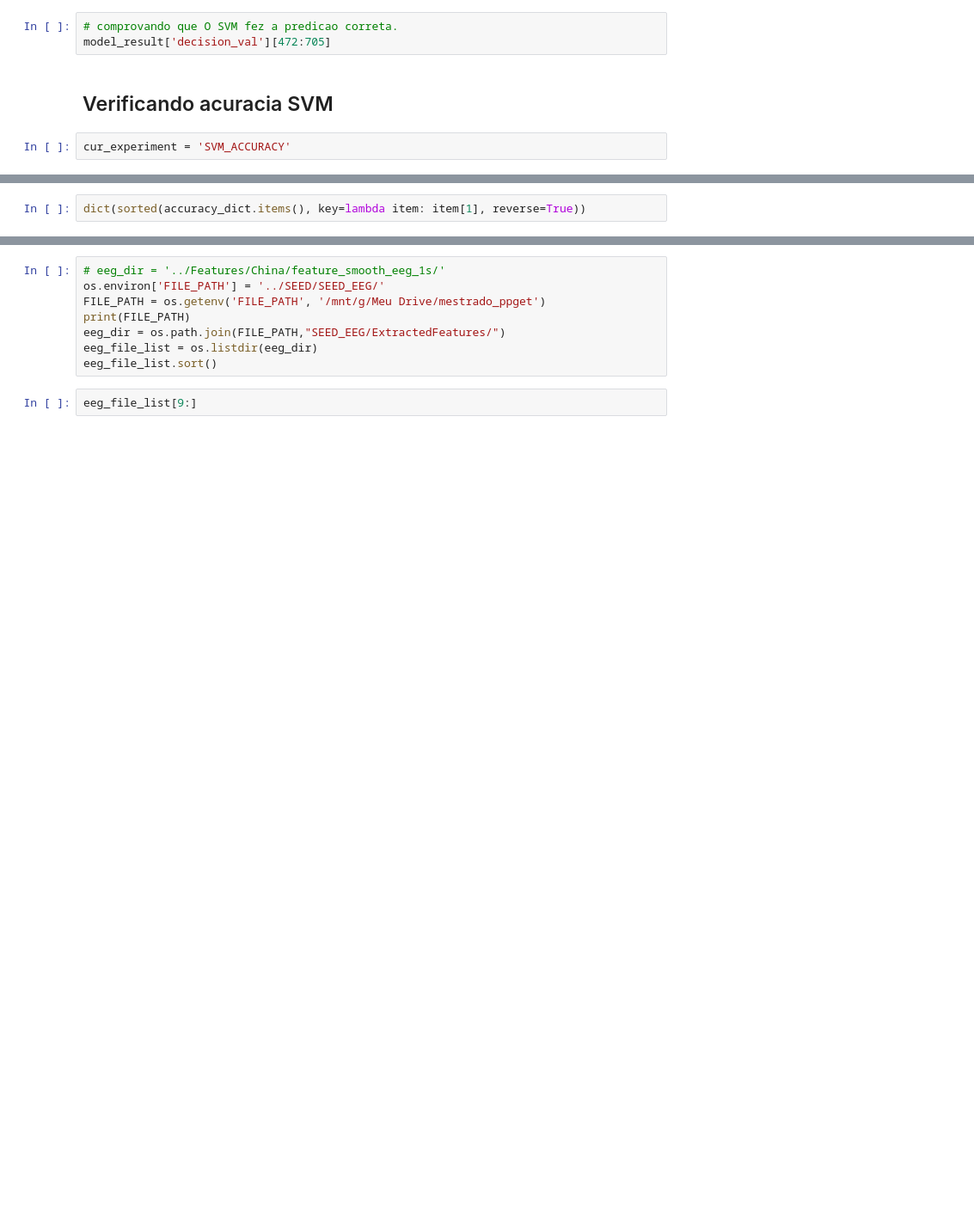
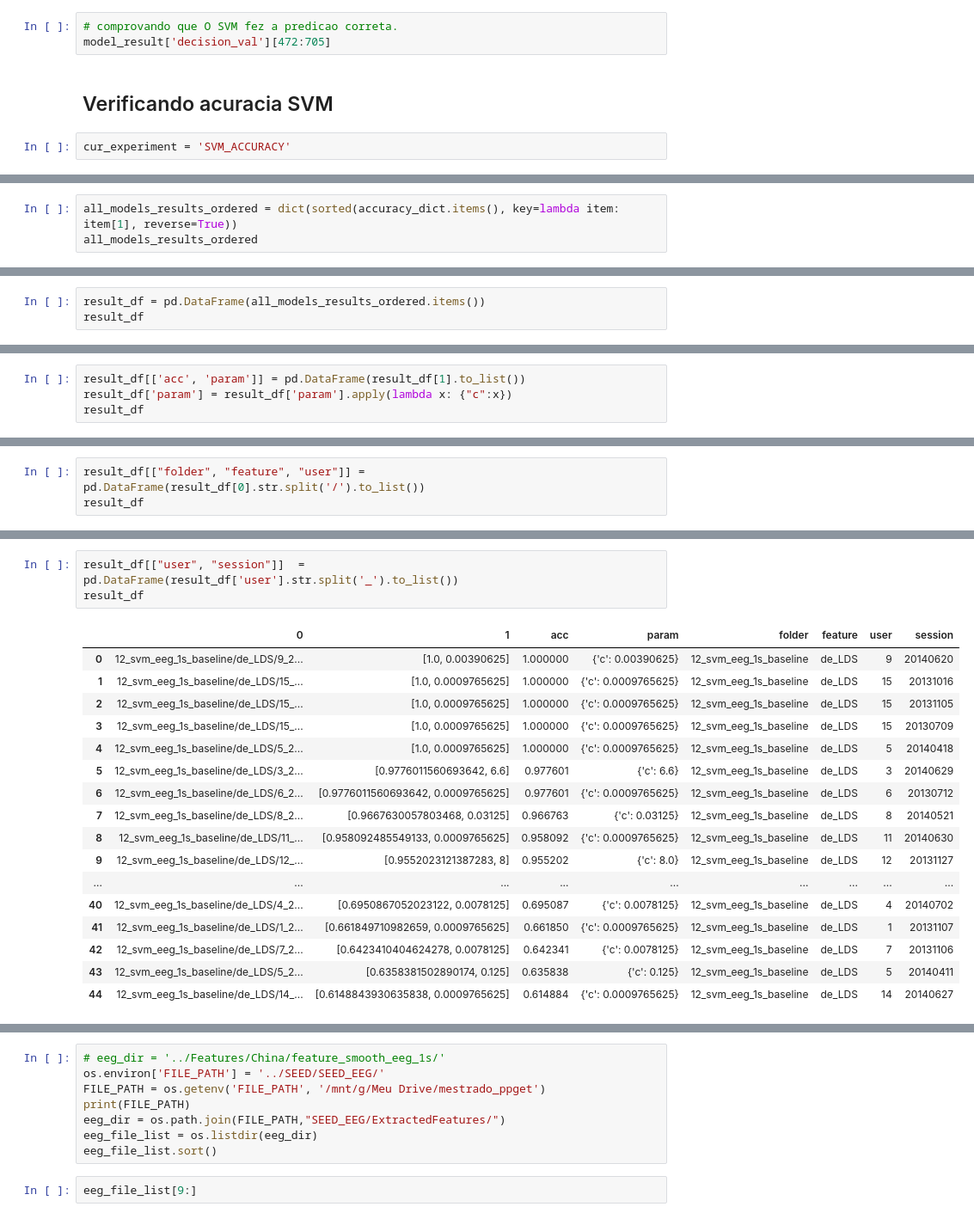
Before and after one commit to jvmr22/MSc-dissertation-EEG-Analysis, a Jupyter notebook: EDA_seed.ipynb, the cells around one changed output, grey strips where cells are left out. Shown at 86% size. Drawn from its saved outputs; the diff is of its cells as text; blank space fills up the shorter version.

Commit message:
Exploratory Data Analysis of SVM results

```diff
--- a/EDA_seed.ipynb
+++ b/EDA_seed.ipynb
@@ -217,2 +356,3 @@ for each_file in files_from_session_as_list:
 # %%
-dict(sorted(accuracy_dict.items(), key=lambda item: item[1], reverse=True))
+all_models_results_ordered = dict(sorted(accuracy_dict.items(), key=lambda item: item[1], reverse=True))
+all_models_results_ordered
@@ -218,0 +377,3 @@ dict(sorted(accuracy_dict.items(), key=lambda item: item[1], reverse=True))
+# %%
+result_df = pd.DataFrame(all_models_results_ordered.items())
+result_df
@@ -218,0 +398,4 @@ dict(sorted(accuracy_dict.items(), key=lambda item: item[1], reverse=True))
+# %%
+result_df[['acc', 'param']] = pd.DataFrame(result_df[1].to_list())
+result_df['param'] = result_df['param'].apply(lambda x: {"c":x})
+result_df
@@ -218,0 +420,3 @@ dict(sorted(accuracy_dict.items(), key=lambda item: item[1], reverse=True))
+# %%
+result_df[["folder", "feature", "user"]] = pd.DataFrame(result_df[0].str.split('/').to_list())
+result_df
@@ -218,0 +441,21 @@ dict(sorted(accuracy_dict.items(), key=lambda item: item[1], reverse=True))
+# %%
+result_df[["user", "session"]]  = pd.DataFrame(result_df['user'].str.split('_').to_list())
+result_df
+# %% [output]
+|  | 0 | 1 | acc | param | folder | feature | user | session |
+| 0 | 12_svm_eeg_1s_baseline/de_LDS/9_2... | [1.0, 0.00390625] | 1.000000 | {'c': 0.00390625} | 12_svm_eeg_1s_baseline | de_LDS | 9 | 20140620 |
+| 1 | 12_svm_eeg_1s_baseline/de_LDS/15_... | [1.0, 0.0009765625] | 1.000000 | {'c': 0.0009765625} | 12_svm_eeg_1s_baseline | de_LDS | 15 | 20131016 |
+| 2 | 12_svm_eeg_1s_baseline/de_LDS/15_... | [1.0, 0.0009765625] | 1.000000 | {'c': 0.0009765625} | 12_svm_eeg_1s_baseline | de_LDS | 15 | 20131105 |
+| 3 | 12_svm_eeg_1s_baseline/de_LDS/15_... | [1.0, 0.0009765625] | 1.000000 | {'c': 0.0009765625} | 12_svm_eeg_1s_baseline | de_LDS | 15 | 20130709 |
+| 4 | 12_svm_eeg_1s_baseline/de_LDS/5_2... | [1.0, 0.0009765625] | 1.000000 | {'c': 0.0009765625} | 12_svm_eeg_1s_baseline | de_LDS | 5 | 20140418 |
+| 5 | 12_svm_eeg_1s_baseline/de_LDS/3_2... | [0.9776011560693642, 6.6] | 0.977601 | {'c': 6.6} | 12_svm_eeg_1s_baseline | de_LDS | 3 | 20140629 |
+| 6 | 12_svm_eeg_1s_baseline/de_LDS/6_2... | [0.9776011560693642, 0.0009765625] | 0.977601 | {'c': 0.0009765625} | 12_svm_eeg_1s_baseline | de_LDS | 6 | 20130712 |
+| 7 | 12_svm_eeg_1s_baseline/de_LDS/8_2... | [0.9667630057803468, 0.03125] | 0.966763 | {'c': 0.03125} | 12_svm_eeg_1s_baseline | de_LDS | 8 | 20140521 |
+| 8 | 12_svm_eeg_1s_baseline/de_LDS/11_... | [0.958092485549133, 0.0009765625] | 0.958092 | {'c': 0.0009765625} | 12_svm_eeg_1s_baseline | de_LDS | 11 | 20140630 |
+| 9 | 12_svm_eeg_1s_baseline/de_LDS/12_... | [0.9552023121387283, 8] | 0.955202 | {'c': 8.0} | 12_svm_eeg_1s_baseline | de_LDS | 12 | 20131127 |
+| ... | ... | ... | ... | ... | ... | ... | ... | ... |
+| 40 | 12_svm_eeg_1s_baseline/de_LDS/4_2... | [0.6950867052023122, 0.0078125] | 0.695087 | {'c': 0.0078125} | 12_svm_eeg_1s_baseline | de_LDS | 4 | 20140702 |
+| 41 | 12_svm_eeg_1s_baseline/de_LDS/1_2... | [0.661849710982659, 0.0009765625] | 0.661850 | {'c': 0.0009765625} | 12_svm_eeg_1s_baseline | de_LDS | 1 | 20131107 |
+| 42 | 12_svm_eeg_1s_baseline/de_LDS/7_2... | [0.6423410404624278, 0.0078125] | 0.642341 | {'c': 0.0078125} | 12_svm_eeg_1s_baseline | de_LDS | 7 | 20131106 |
+| 43 | 12_svm_eeg_1s_baseline/de_LDS/5_2... | [0.6358381502890174, 0.125] | 0.635838 | {'c': 0.125} | 12_svm_eeg_1s_baseline | de_LDS | 5 | 20140411 |
+| 44 | 12_svm_eeg_1s_baseline/de_LDS/14_... | [0.6148843930635838, 0.0009765625] | 0.614884 | {'c': 0.0009765625} | 12_svm_eeg_1s_baseline | de_LDS | 14 | 20140627 |
```
Also changed, not shown: parts of 19 cells of this notebook, 45 other files.
